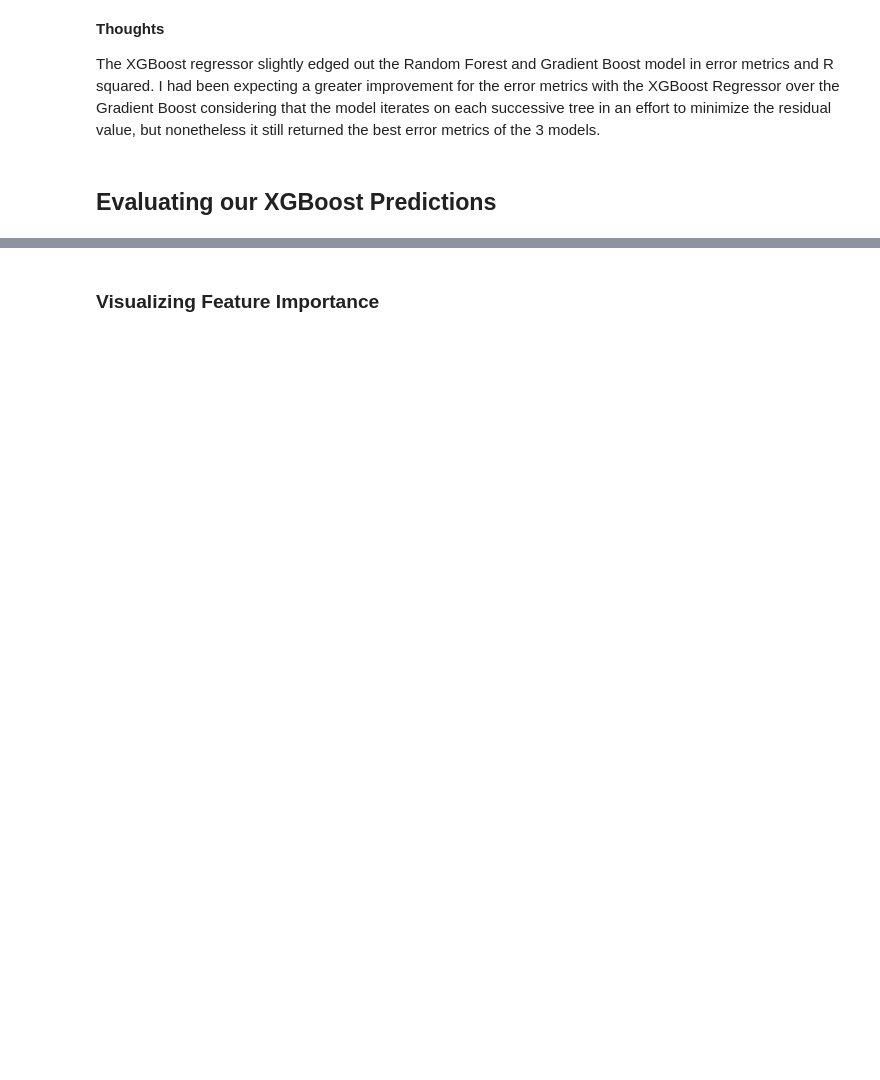
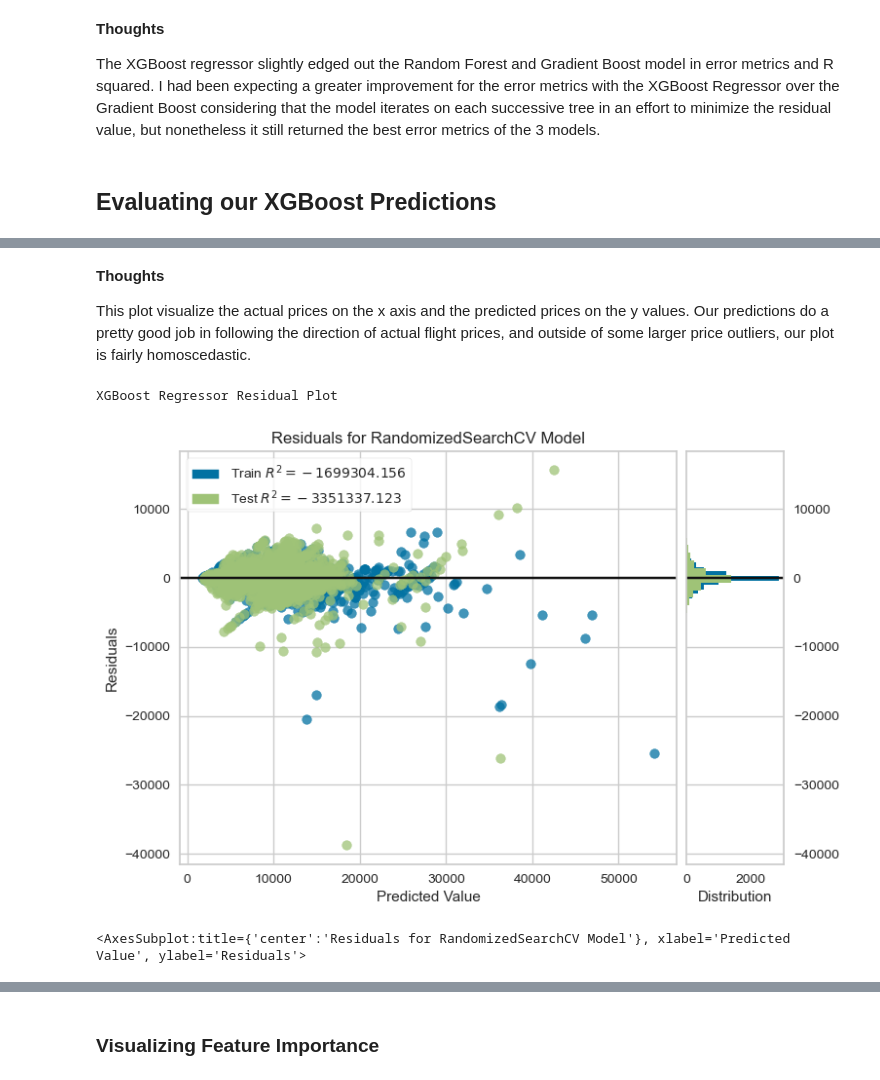
Before and after one commit to rahprabhu/Predicting_Flight_Prices, a Jupyter notebook: Regression Models - Flight Price Prediction.ipynb, the cells around one changed output, grey strips where cells are left out. Drawn from its saved outputs; the diff is of its cells as text; code cells hidden in the pictures; blank space fills up the shorter version.

```diff
--- a/Regression Models - Flight Price Prediction.ipynb
+++ b/Regression Models - Flight Price Prediction.ipynb
@@ -309,0 +337,17 @@ The XGBoost regressor slightly edged out the Random Forest and Gradient Boost mo
+# %% [markdown]
+**Thoughts**
+
+This plot visualize the actual prices on the x axis and the predicted prices on the y values. Our predictions do a pretty good job in following the direction of actual flight prices, and outside of some larger price outliers, our plot is fairly homoscedastic.
+# %%
+from yellowbrick.regressor import ResidualsPlot
+
+visualizer = ResidualsPlot(xg_random)
+
+visualizer.fit(X_train, y_train)
+visualizer.score(X_test, y_test)
+print("\nXGBoost Regressor Residual Plot")
+visualizer.show()
+# %% [output]
+XGBoost Regressor Residual Plot
+[figure, added]
+<AxesSubplot:title={'center':'Residuals for RandomizedSearchCV Model'}, xlabel='Predicted Value', ylabel='Residuals'>
```
Also changed, not shown: parts of 26 cells of this notebook.
